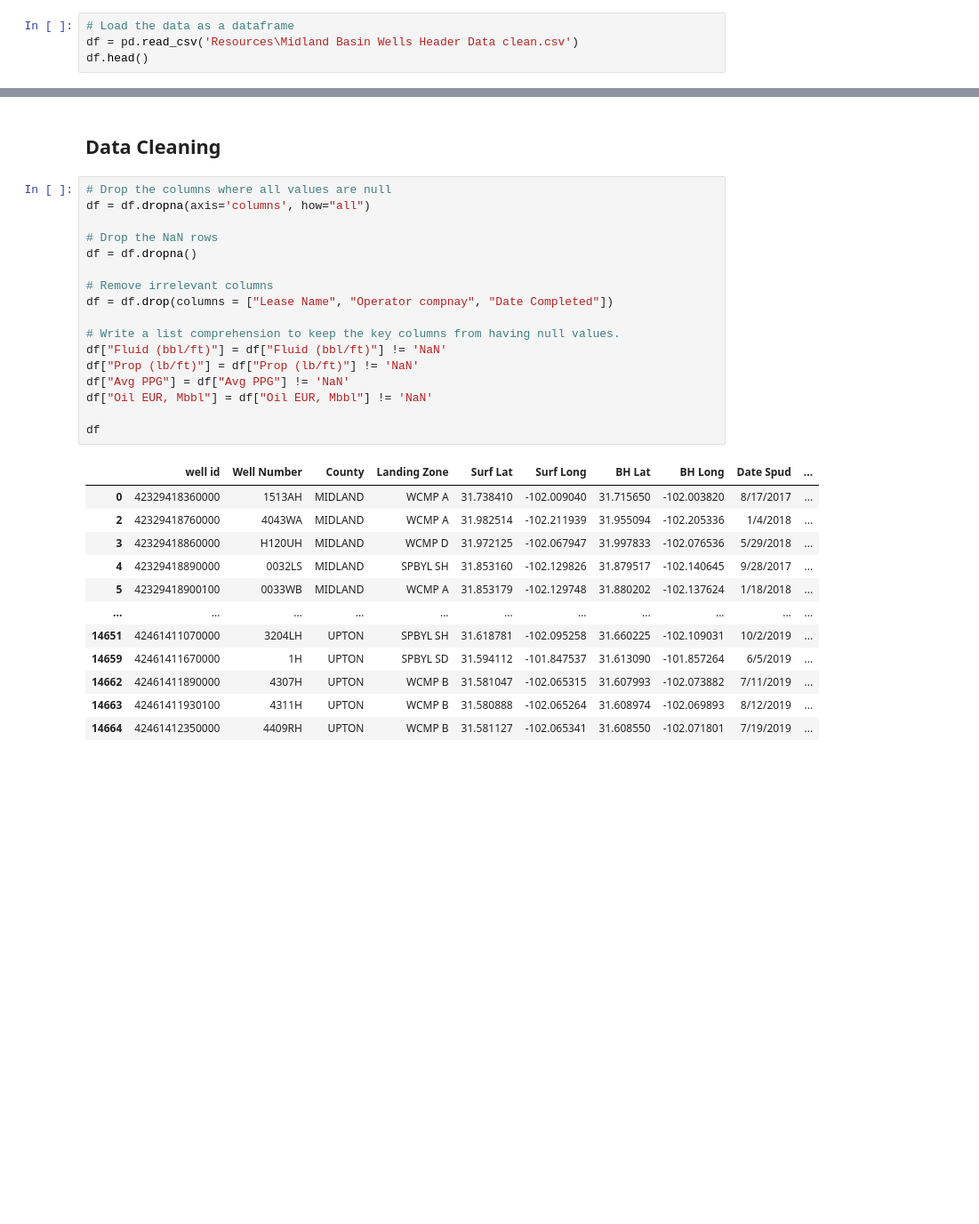
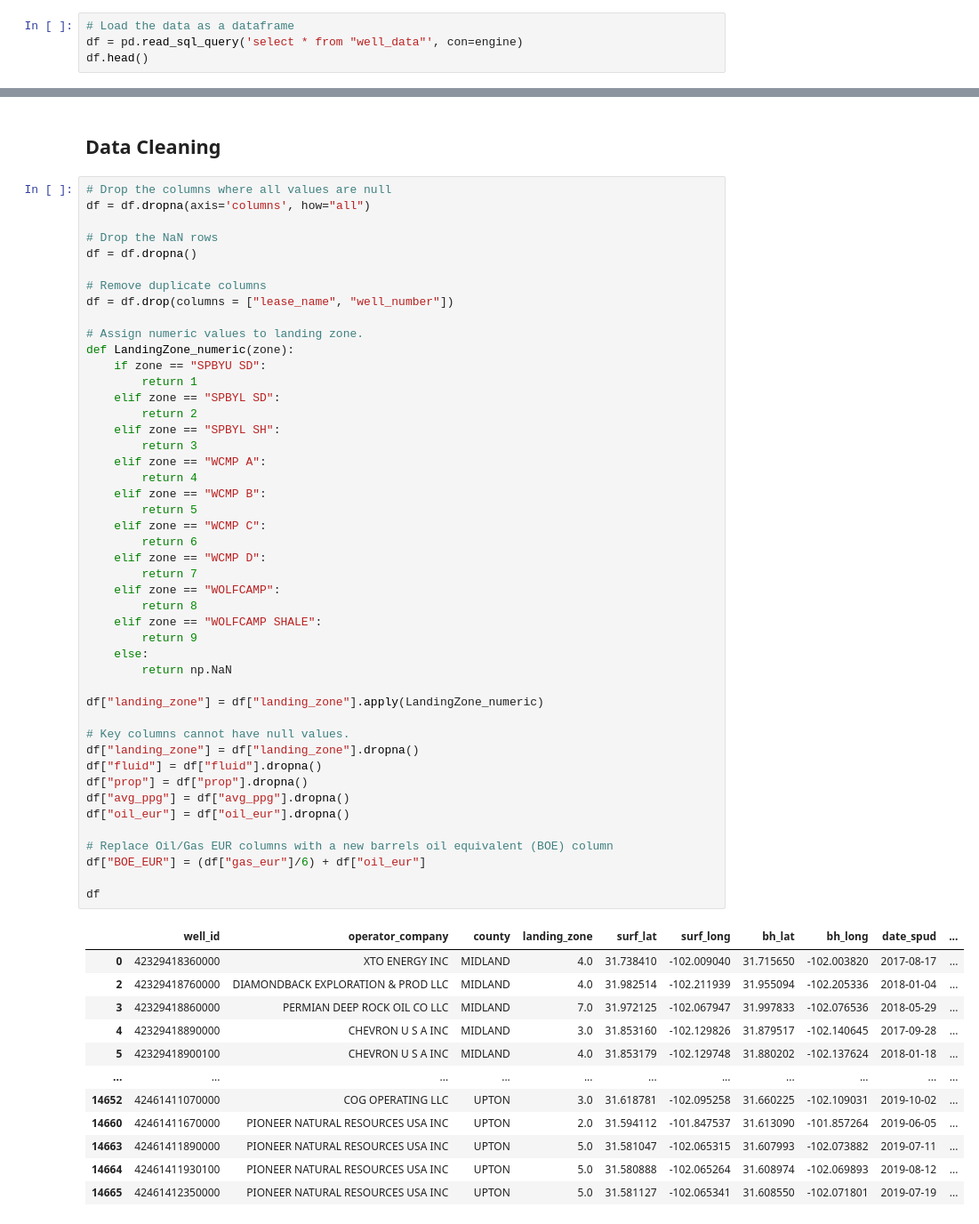
Before and after one commit to Auelocks/Friday_Night_Lights, a Jupyter notebook: MidlandWellData_processing.ipynb, the cells around one changed output, grey strips where cells are left out. Shown at 89% size. Saved outputs shown, nothing was run; the diff lists cells and outputs as text; blank space fills up the shorter version.

Commit message:
added clean up for BOE and landing_zone

```diff
--- a/MidlandWellData_processing.ipynb
+++ b/MidlandWellData_processing.ipynb
@@ -23,6 +22,6 @@ db_string = f"postgresql://postgres:{db_password}@127.0.0.1:5432/MidlandBasin_da
 engine = create_engine(db_string)
 # %%
 # Load the data as a dataframe
-df = pd.read_csv('Resources\Midland Basin Wells Header Data clean.csv')
+df = pd.read_sql_query('select * from "well_data"', con=engine)
 df.head()
 # %% [output]
@@ -59,30 +58,59 @@ memory usage: 2.5+ MB
 # %%
 # Drop the columns where all values are null
 df = df.dropna(axis='columns', how="all")
 
 # Drop the NaN rows
 df = df.dropna()
 
-# Remove irrelevant columns
-df = df.drop(columns = ["Lease Name", "Operator compnay", "Date Completed"])
+# Remove duplicate columns
+df = df.drop(columns = ["lease_name", "well_number"])
 
-# Write a list comprehension to keep the key columns from having null values.
-df["Fluid (bbl/ft)"] = df["Fluid (bbl/ft)"] != 'NaN'
-df["Prop (lb/ft)"] = df["Prop (lb/ft)"] != 'NaN'
-df["Avg PPG"] = df["Avg PPG"] != 'NaN'
-df["Oil EUR, Mbbl"] = df["Oil EUR, Mbbl"] != 'NaN'
+# Assign numeric values to landing zone.
+def LandingZone_numeric(zone):
+    if zone == "SPBYU SD":
+        return 1
+    elif zone == "SPBYL SD":
+        return 2
+    elif zone == "SPBYL SH":
+        return 3
+    elif zone == "WCMP A":
+        return 4
+    elif zone == "WCMP B":
+        return 5
+    elif zone == "WCMP C":
+        return 6
+    elif zone == "WCMP D":
+        return 7
+    elif zone == "WOLFCAMP":
+        return 8
+    elif zone == "WOLFCAMP SHALE":
+        return 9
+    else:
+        return np.NaN
+
+df["landing_zone"] = df["landing_zone"].apply(LandingZone_numeric)
+
+# Key columns cannot have null values.
+df["landing_zone"] = df["landing_zone"].dropna()
+df["fluid"] = df["fluid"].dropna()
+df["prop"] = df["prop"].dropna()
+df["avg_ppg"] = df["avg_ppg"].dropna()
+df["oil_eur"] = df["oil_eur"].dropna()
+
+# Replace Oil/Gas EUR columns with a new barrels oil equivalent (BOE) column
+df["BOE_EUR"] = (df["gas_eur"]/6) + df["oil_eur"]
 
 df
 # %% [output]
-|  | well id | Well Number | County | Landing Zone | Surf Lat | Surf Long | BH Lat | BH Long | Date Spud | ... |
-| 0 | 42329418360000 | 1513AH | MIDLAND | WCMP A | 31.738410 | -102.009040 | 31.715650 | -102.003820 | 8/17/2017 | ... |
-| 2 | 42329418760000 | 4043WA | MIDLAND | WCMP A | 31.982514 | -102.211939 | 31.955094 | -102.205336 | 1/4/2018 | ... |
-| 3 | 42329418860000 | H120UH | MIDLAND | WCMP D | 31.972125 | -102.067947 | 31.997833 | -102.076536 | 5/29/2018 | ... |
-| 4 | 42329418890000 | 0032LS | MIDLAND | SPBYL SH | 31.853160 | -102.129826 | 31.879517 | -102.140645 | 9/28/2017 | ... |
-| 5 | 42329418900100 | 0033WB | MIDLAND | WCMP A | 31.853179 | -102.129748 | 31.880202 | -102.137624 | 1/18/2018 | ... |
+|  | well_id | operator_company | county | landing_zone | surf_lat | surf_long | bh_lat | bh_long | date_spud | ... |
+| 0 | 42329418360000 | XTO ENERGY INC | MIDLAND | 4.0 | 31.738410 | -102.009040 | 31.715650 | -102.003820 | 2017-08-17 | ... |
+| 2 | 42329418760000 | DIAMONDBACK EXPLORATION & PROD LLC | MIDLAND | 4.0 | 31.982514 | -102.211939 | 31.955094 | -102.205336 | 2018-01-04 | ... |
+| 3 | 42329418860000 | PERMIAN DEEP ROCK OIL CO LLC | MIDLAND | 7.0 | 31.972125 | -102.067947 | 31.997833 | -102.076536 | 2018-05-29 | ... |
+| 4 | 42329418890000 | CHEVRON U S A INC | MIDLAND | 3.0 | 31.853160 | -102.129826 | 31.879517 | -102.140645 | 2017-09-28 | ... |
+| 5 | 42329418900100 | CHEVRON U S A INC | MIDLAND | 4.0 | 31.853179 | -102.129748 | 31.880202 | -102.137624 | 2018-01-18 | ... |
 | ... | ... | ... | ... | ... | ... | ... | ... | ... | ... | ... |
-| 14651 | 42461411070000 | 3204LH | UPTON | SPBYL SH | 31.618781 | -102.095258 | 31.660225 | -102.109031 | 10/2/2019 | ... |
-| 14659 | 42461411670000 | 1H | UPTON | SPBYL SD | 31.594112 | -101.847537 | 31.613090 | -101.857264 | 6/5/2019 | ... |
-| 14662 | 42461411890000 | 4307H | UPTON | WCMP B | 31.581047 | -102.065315 | 31.607993 | -102.073882 | 7/11/2019 | ... |
-| 14663 | 42461411930100 | 4311H | UPTON | WCMP B | 31.580888 | -102.065264 | 31.608974 | -102.069893 | 8/12/2019 | ... |
-| 14664 | 42461412350000 | 4409RH | UPTON | WCMP B | 31.581127 | -102.065341 | 31.608550 | -102.071801 | 7/19/2019 | ... |
+| 14652 | 42461411070000 | COG OPERATING LLC | UPTON | 3.0 | 31.618781 | -102.095258 | 31.660225 | -102.109031 | 2019-10-02 | ... |
+| 14660 | 42461411670000 | PIONEER NATURAL RESOURCES USA INC | UPTON | 2.0 | 31.594112 | -101.847537 | 31.613090 | -101.857264 | 2019-06-05 | ... |
+| 14663 | 42461411890000 | PIONEER NATURAL RESOURCES USA INC | UPTON | 5.0 | 31.581047 | -102.065315 | 31.607993 | -102.073882 | 2019-07-11 | ... |
+| 14664 | 42461411930100 | PIONEER NATURAL RESOURCES USA INC | UPTON | 5.0 | 31.580888 | -102.065264 | 31.608974 | -102.069893 | 2019-08-12 | ... |
+| 14665 | 42461412350000 | PIONEER NATURAL RESOURCES USA INC | UPTON | 5.0 | 31.581127 | -102.065341 | 31.608550 | -102.071801 | 2019-07-19 | ... |
```
Also changed, not shown: parts of 9 cells of this notebook.
